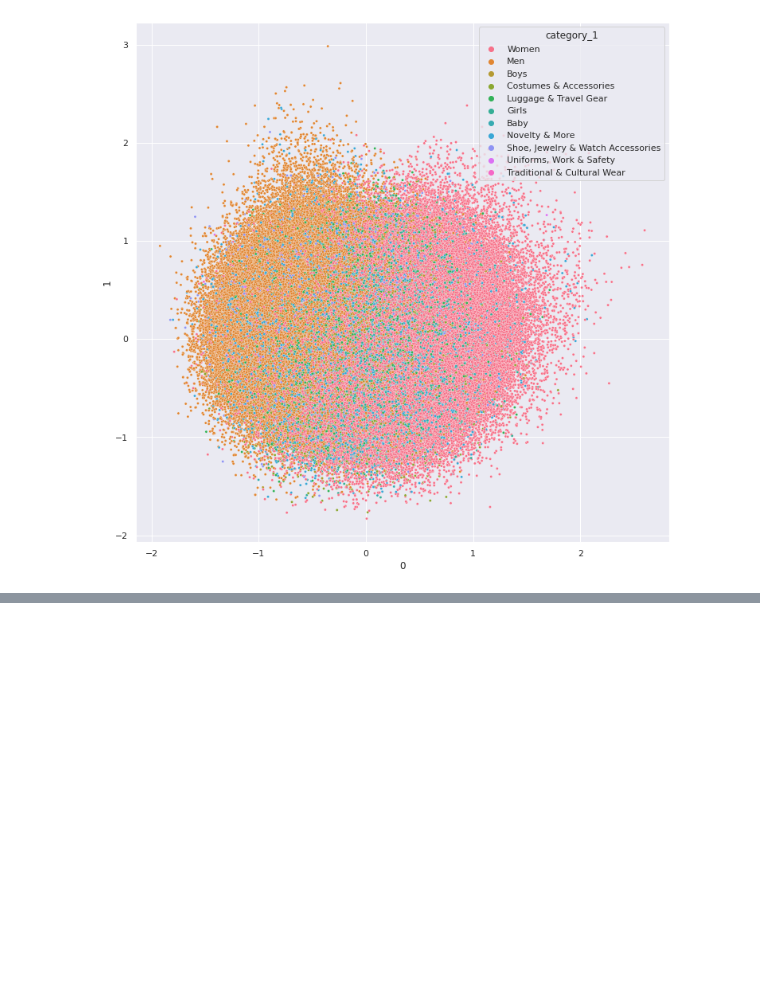
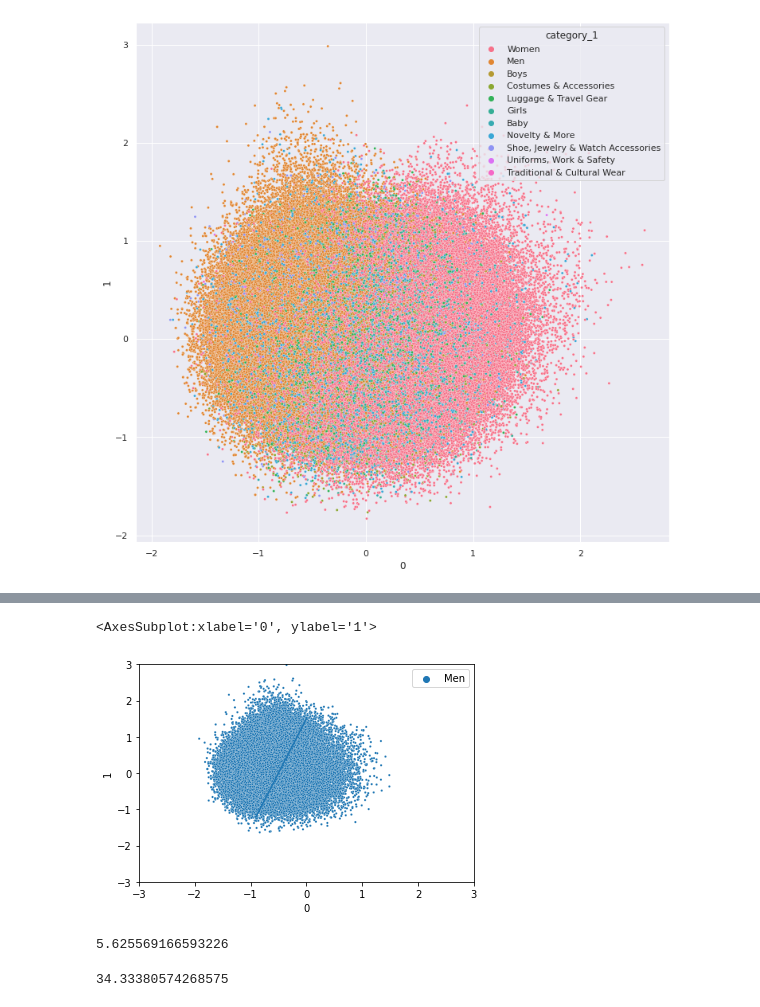
Before and after one commit to Ruruthia/OPUS, a Jupyter notebook: lightfm_evaluation/LightFM_evaluation_1000_slim.ipynb, the cells around one changed output, grey strips where cells are left out. Saved outputs shown, nothing was run; the diff lists cells and outputs as text; code cells hidden in the pictures; blank space fills up the shorter version.

```diff
--- a/lightfm_evaluation/LightFM_evaluation_1000_slim.ipynb
+++ b/lightfm_evaluation/LightFM_evaluation_1000_slim.ipynb
@@ -186,0 +152,6 @@ sns.scatterplot(x='0', y='1', data=reduced_item_embeddings[reduced_item_embeddin
+# %%
+sns.scatterplot(x='0', y='1', data=reduced_item_embeddings[reduced_item_embeddings['category_1'].isin([ 'Men'])], hue='category_1', s=5).set(xlim=(-3,3),ylim=(-3,3))
+sns.lineplot(x=[-0.9, 0], y=[-1.2, 1.5])
+# %% [output]
+<AxesSubplot:xlabel='0', ylabel='1'>
+[figure, added]
@@ -186,0 +167,8 @@ sns.scatterplot(x='0', y='1', data=reduced_item_embeddings[reduced_item_embeddin
+# %%
+len(left_women)/len(women_embeddings) * 100
+# %% [output]
+5.625569166593226
+# %%
+len(right_men)/len(men_embeddings) * 100
+# %% [output]
+34.33380574268575
```
Also changed, not shown: parts of 42 cells of this notebook, 5 other files.
